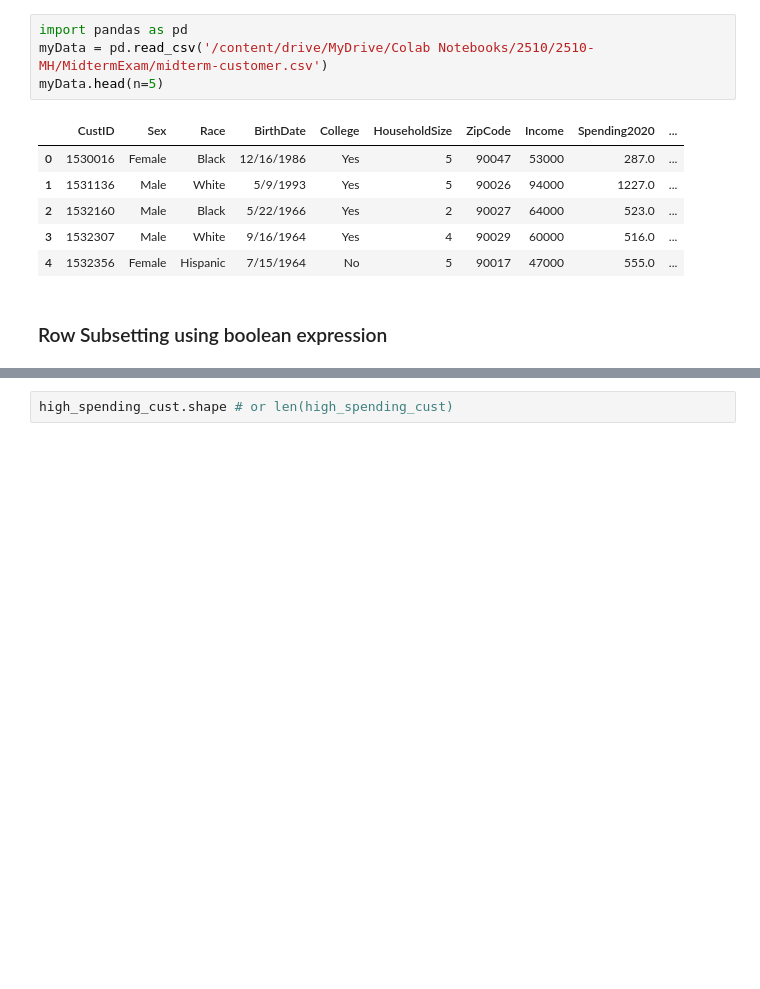
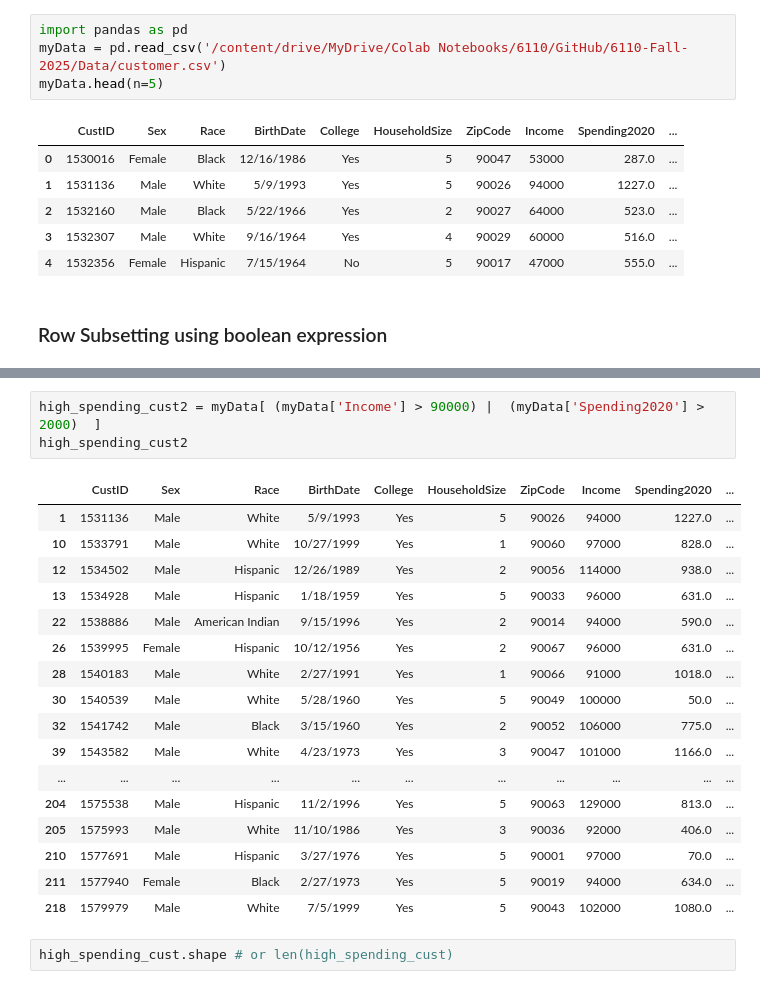
Before and after one commit to yakiradixon/6110, a Jupyter notebook: Panda-Part4-Stat.ipynb, the cells around one changed output, grey strips where cells are left out. Drawn from its saved outputs; the diff is of its cells as text; blank space fills up the shorter version.

```diff
--- a/Panda-Part4-Stat.ipynb
+++ b/Panda-Part4-Stat.ipynb
@@ -7,6 +7,6 @@ Mounted at /content/drive
 # %%
 import pandas as pd
-myData = pd.read_csv('/content/drive/MyDrive/Colab Notebooks/2510/2510-MH/MidtermExam/midterm-customer.csv')
+myData = pd.read_csv('/content/drive/MyDrive/Colab Notebooks/6110/GitHub/6110-Fall-2025/Data/customer.csv')
 myData.head(n=5)
 # %% [output]
 |  | CustID | Sex | Race | BirthDate | College | HouseholdSize | ZipCode | Income | Spending2020 | ... |
@@ -40,6 +86,27 @@ high_spending_cust
 | 214 | 1578525 | Male | Hispanic | 12/12/1963 | Yes | 1 | 90005 | 82000 | NaN | ... |
 | 218 | 1579979 | Male | White | 7/5/1999 | Yes | 5 | 90043 | 102000 | 1080.0 | ... |
 64 rows × 14 columns
+# %%
+high_spending_cust2 = myData[ (myData['Income'] > 90000) |  (myData['Spending2020'] > 2000)  ]
+high_spending_cust2
+# %% [output]
+|  | CustID | Sex | Race | BirthDate | College | HouseholdSize | ZipCode | Income | Spending2020 | ... |
+| 1 | 1531136 | Male | White | 5/9/1993 | Yes | 5 | 90026 | 94000 | 1227.0 | ... |
+| 10 | 1533791 | Male | White | 10/27/1999 | Yes | 1 | 90060 | 97000 | 828.0 | ... |
+| 12 | 1534502 | Male | Hispanic | 12/26/1989 | Yes | 2 | 90056 | 114000 | 938.0 | ... |
+| 13 | 1534928 | Male | Hispanic | 1/18/1959 | Yes | 5 | 90033 | 96000 | 631.0 | ... |
+| 22 | 1538886 | Male | American Indian | 9/15/1996 | Yes | 2 | 90014 | 94000 | 590.0 | ... |
+| 26 | 1539995 | Female | Hispanic | 10/12/1956 | Yes | 2 | 90067 | 96000 | 631.0 | ... |
+| 28 | 1540183 | Male | White | 2/27/1991 | Yes | 1 | 90066 | 91000 | 1018.0 | ... |
+| 30 | 1540539 | Male | White | 5/28/1960 | Yes | 5 | 90049 | 100000 | 50.0 | ... |
+| 32 | 1541742 | Male | Black | 3/15/1960 | Yes | 2 | 90052 | 106000 | 775.0 | ... |
+| 39 | 1543582 | Male | White | 4/23/1973 | Yes | 3 | 90047 | 101000 | 1166.0 | ... |
+| ... | ... | ... | ... | ... | ... | ... | ... | ... | ... | ... |
+| 204 | 1575538 | Male | Hispanic | 11/2/1996 | Yes | 5 | 90063 | 129000 | 813.0 | ... |
+| 205 | 1575993 | Male | White | 11/10/1986 | Yes | 3 | 90036 | 92000 | 406.0 | ... |
+| 210 | 1577691 | Male | Hispanic | 3/27/1976 | Yes | 5 | 90001 | 97000 | 70.0 | ... |
+| 211 | 1577940 | Female | Black | 2/27/1973 | Yes | 5 | 90019 | 94000 | 634.0 | ... |
+| 218 | 1579979 | Male | White | 7/5/1999 | Yes | 5 | 90043 | 102000 | 1080.0 | ... |
 # %%
 high_spending_cust.shape # or len(high_spending_cust)
 # %% [output]
```
Also changed, not shown: parts of 6 cells of this notebook.
